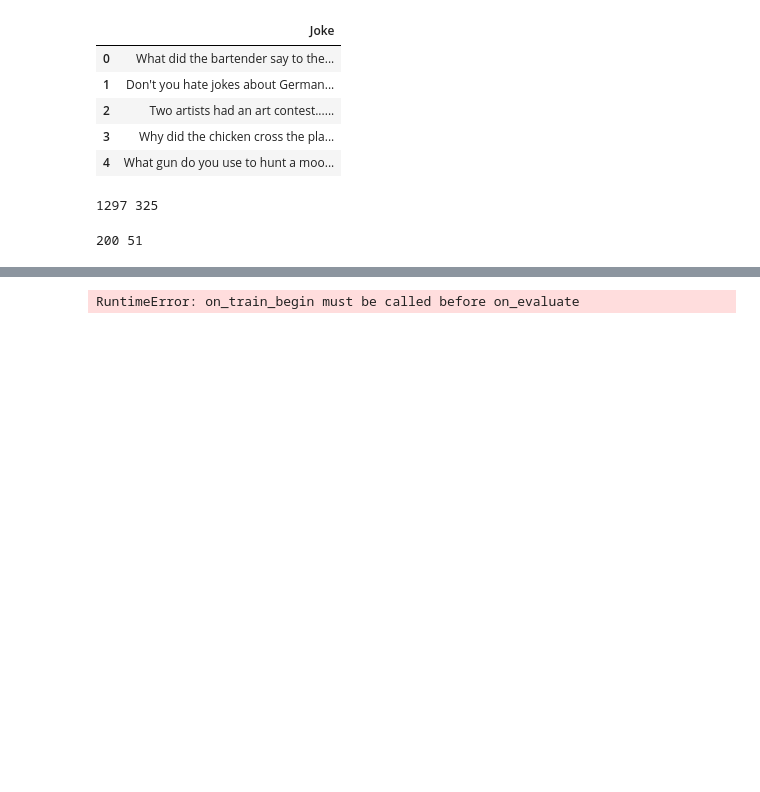
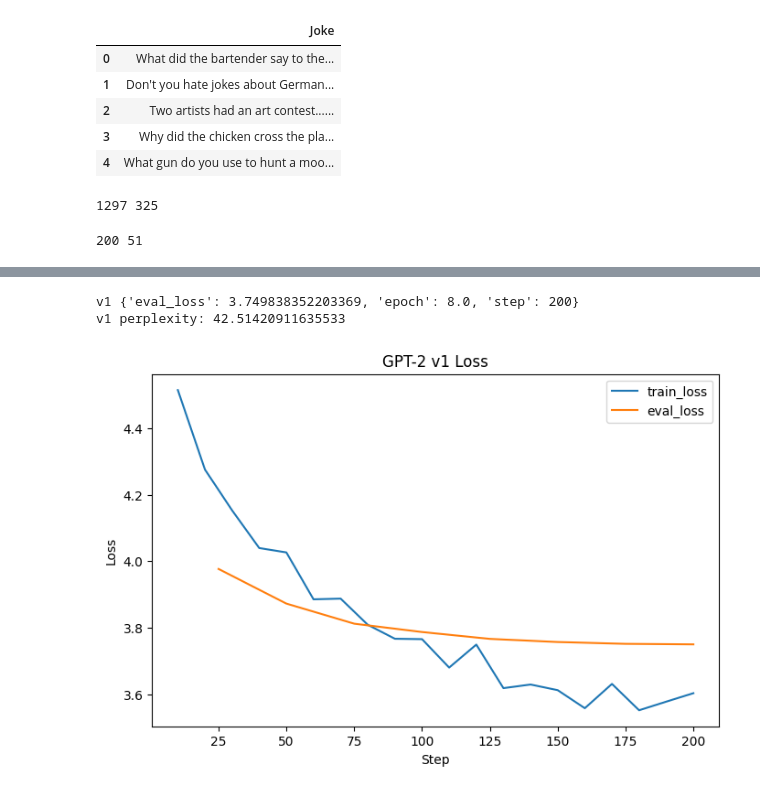
Before and after one commit to jarrenseson/ICS435Assignment4, a Jupyter notebook: assignment4part2.ipynb, the cells around one changed output, grey strips where cells are left out. Drawn from its saved outputs; the diff is of its cells as text; code cells hidden in the pictures; blank space fills up the shorter version.

Commit message:
runs all cells

```diff
--- a/assignment4part2.ipynb
+++ b/assignment4part2.ipynb
@@ -127,26 +137,37 @@ trainer_v1.train()
 # %%
 # Helpers
-def show_results(trainer, label, eval_dataset):
-    if trainer.state.global_step == 0:
-        print(f"{label} has not been trained in this session. Run the training cell first.")
+def get_best_eval_result(trainer, label):
+    eval_logs = [x for x in trainer.state.log_history if "eval_loss" in x]
+
+    if not eval_logs:
+        print(f"No eval logs found for {label}.")
         return None
 
-    results = trainer.evaluate(eval_dataset=eval_dataset)
-    print(label, results)
+    best_eval = min(eval_logs, key=lambda x: x["eval_loss"])
+    result = {
+        "eval_loss": best_eval["eval_loss"],
+        "epoch": best_eval.get("epoch"),
+        "step": best_eval.get("step"),
+    }
 
-    if "eval_loss" in results:
-        try:
-            print(label, "perplexity:", math.exp(results["eval_loss"]))
-        except OverflowError:
-            print(label, "perplexity: overflow")
+    print(label, result)
 
-    return results
+    try:
+        print(label, "perplexity:", math.exp(result["eval_loss"]))
+    except OverflowError:
+        print(label, "perplexity: overflow")
+
+    return result
 
 def plot_losses(trainer, title):
     log_history = trainer.state.log_history
 
     train_logs = [x for x in log_history if "loss" in x and "eval_loss" not in x]
     eval_logs = [x for x in log_history if "eval_loss" in x]
+
+    if not train_logs or not eval_logs:
+        print("Missing train or eval logs.")
+        return
 
     train_steps = [x["step"] for x in train_logs]
     train_losses = [x["loss"] for x in train_logs]
@@ -183,13 +204,13 @@ def generate_joke(model, prompt, max_new_tokens=60):
 
     return tokenizer.decode(output[0], skip_special_tokens=True)
 # %%
-# V1 eval
-eval_results_v1 = show_results(trainer_v1, "v1", blocked_tokenized_test)
-
-if eval_results_v1 is not None:
-    plot_losses(trainer_v1, "GPT-2 v1 Loss")
+# V1 results
+eval_results_v1 = get_best_eval_result(trainer_v1, "v1")
+plot_losses(trainer_v1, "GPT-2 v1 Loss")
 # %% [output]
-RuntimeError: on_train_begin must be called before on_evaluate
+v1 {'eval_loss': 3.749838352203369, 'epoch': 8.0, 'step': 200}
+v1 perplexity: 42.51420911635533
+[figure, added]
 # %%
 # V1 generations
 dataset_prompt = " ".join(train[0]["Joke"].split()[:3])
```
Also changed, not shown: parts of 13 cells of this notebook, 1 other file.
